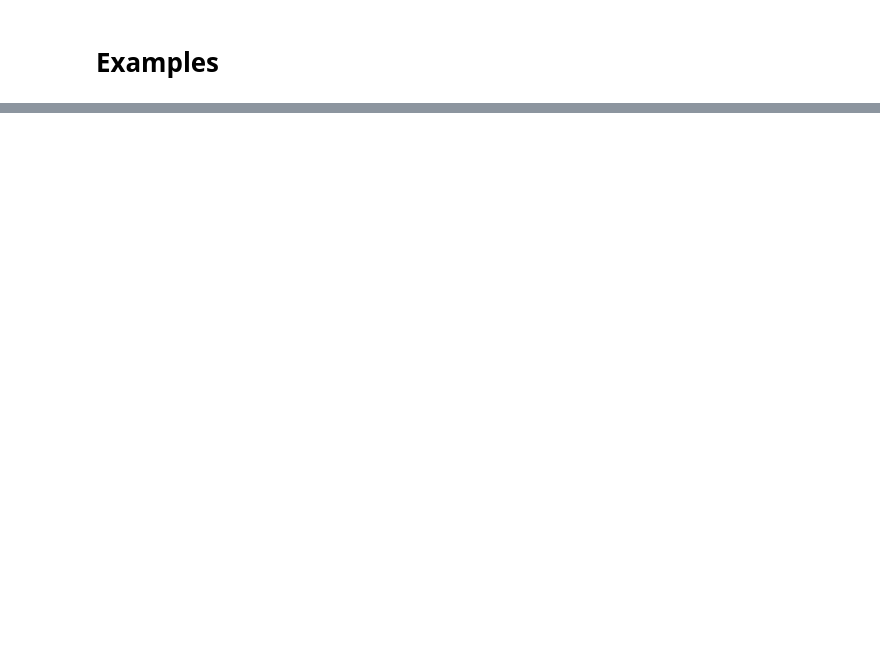
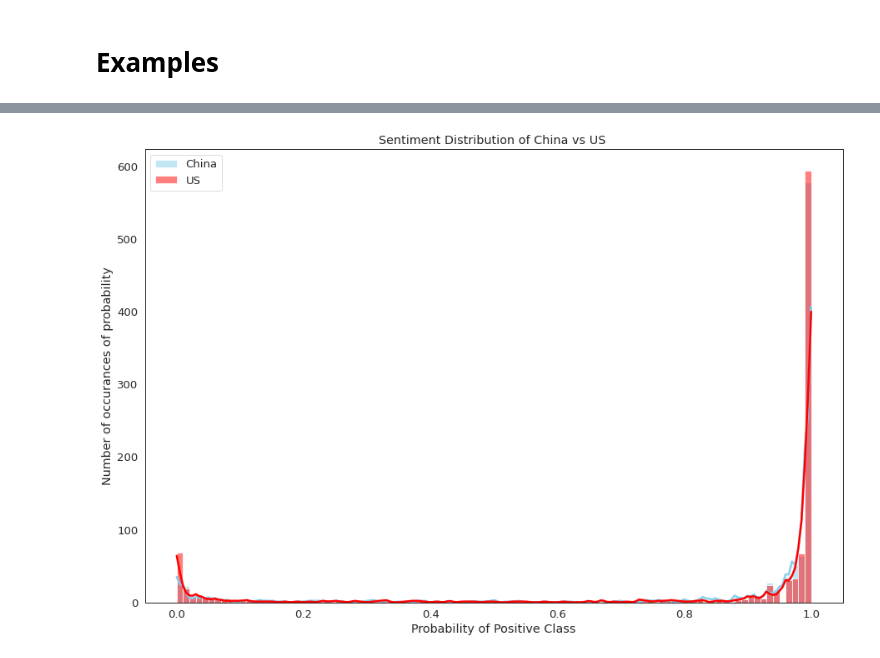
Before and after one commit to acquayefrank/contextual_embeddings, a Jupyter notebook: notebooks/GloVE_Sentiment.ipynb, the cells around one changed output, grey strips where cells are left out. Saved outputs shown, nothing was run; the diff lists cells and outputs as text; code cells hidden in the pictures; blank space fills up the shorter version.

```diff
--- a/notebooks/GloVE_Sentiment.ipynb
+++ b/notebooks/GloVE_Sentiment.ipynb
@@ -305,7 +354,7 @@ def PlotWordPairs(word1, word2, kind = 'hist', n = 1000, metric = 'cosine',
 
 
         if kind == 'hist':
-            plt.figure(figsize = (10, 15))
+            plt.figure(figsize = (15, 10))
             data = {
                 word1: np.round(np.array(data_1), 2),
                 word2: np.round(np.array(data_2), 2)
@@ -313,8 +362,8 @@ def PlotWordPairs(word1, word2, kind = 'hist', n = 1000, metric = 'cosine',
 
             df = pd.DataFrame(data)
 
-            sns.histplot(data=df, x=word1, color="skyblue", label=word1, kde=True, bins=10)
-            sns.histplot(data=df, x=word2, color="red", label=word2, kde=True, bins=10)
+            sns.histplot(data=df, x=word1, color="skyblue", label=word1, kde=True, bins=100, kde_kws={'bw_adjust' :0.05})
+            sns.histplot(data=df, x=word2, color="red", label=word2, kde=True, bins=100, kde_kws={'bw_adjust' :0.05})
 
             plt.xlabel('Probability of Positive Class')
             plt.ylabel('Number of occurances of probability')
@@ -399,3 +463,5 @@ PlotWordPairs('China', 'Russia', model = 'hugging', kind = 'hist', compute_roc_a
 # %%
-PlotWordPairs('China', 'US', n = 1000, model = 'roBERTa', kind = 'hist', stat_test='mannwhitneyu')
+PlotWordPairs('China', 'US', n = 1000, model = 'hugging', kind = 'hist', stat_test='mannwhitneyu')
+# %% [output]
+[figure, added]
 # %%
```
Also changed, not shown: parts of 24 cells of this notebook.
